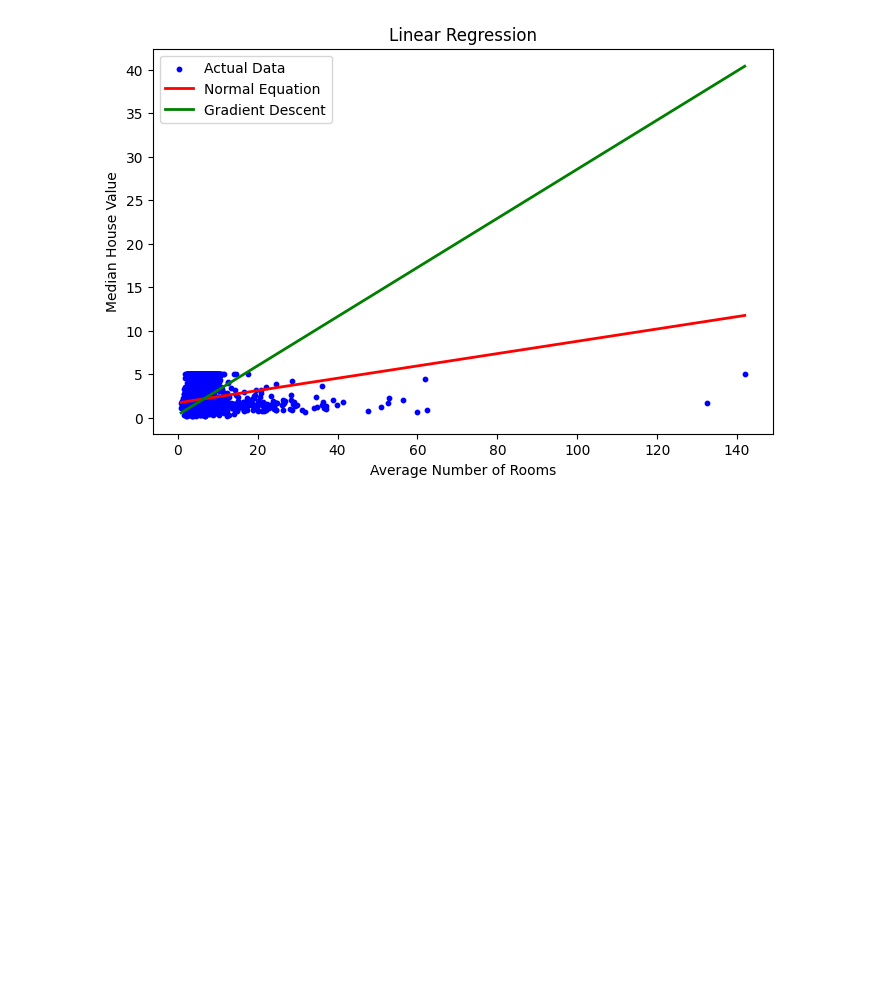
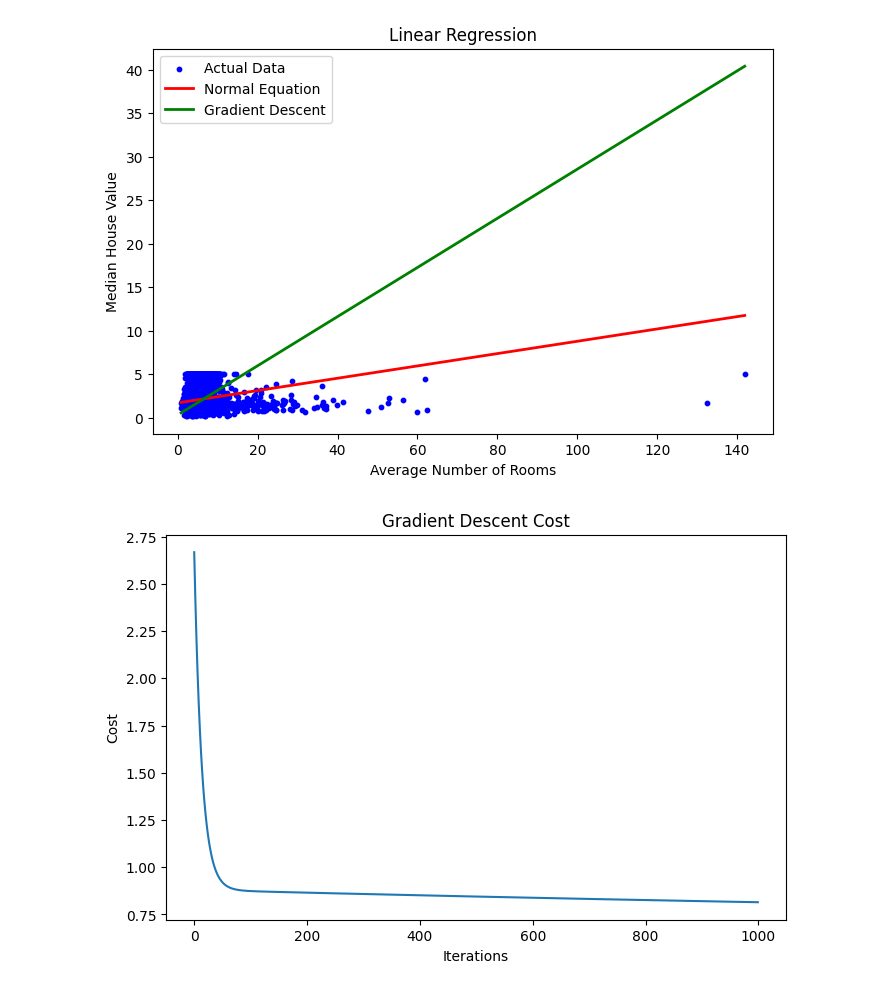
Before and after one commit to nihal5784/ml-lab, a Jupyter notebook: Untitled1.ipynb, the cells around one changed output. Saved outputs shown, nothing was run; the diff lists cells and outputs as text; code cells hidden in the pictures; blank space fills up the shorter version.

```diff
--- a/Untitled1.ipynb
+++ b/Untitled1.ipynb
@@ -17,3 +14,3 @@ y = df['MedHouseVal'].values.reshape(-1,1)
 # %%
-x_b=np.c_[np.ones((len(x),1)),x]
+X_b = np.c_[np.ones((len(x),1)), x]
 # %%
@@ -35,6 +31,0 @@ R2 Score  : 0.023088282755354017
-# %%
-def compute_cost(x,y,theta):
-    m=len(y)
-    predictions=x@theta
-    cost=(1/(2*m))*np.sum((predictions-y)**2)
-    return cost
@@ -45,4 +32,11 @@ def computers_cost(x,y,theta):
 # %%
+def compute_cost(X, y, theta):
+    m = len(y)
+    predictions = X @ theta
+    cost = (1 / (2 * m)) * np.sum((predictions - y) ** 2)
+    return cost
+
+
 def gradient_descent(X, y, theta, learning_rate, iterations):
 
     m = len(y)
@@ -57,3 +51,25 @@ def gradient_descent(X, y, theta, learning_rate, iterations):
         cost_history.append(compute_cost(X, y, theta))
 
     return theta, cost_history
+
+
+theta = np.zeros((2,1))
+
+learning_rate = 0.001
+iterations = 1000
+
+theta_gd, cost_history = gradient_descent(
+    X_b,
+    y,
+    theta,
+    learning_rate,
+    iterations
+)
+
+y_pred_gd = X_b @ theta_gd
+
+print("\n----- Gradient Descent -----")
+print("Intercept :", theta_gd[0][0])
+print("Slope     :", theta_gd[1][0])
+print("MSE       :", mean_squared_error(y, y_pred_gd))
+print("R2 Score  :", r2_score(y, y_pred_gd))
@@ -138,3 +105,12 @@ plt.legend()
 plt.show()
 # %% [output]
 [figure]
+# %%
+plt.figure(figsize=(8,5))
+plt.plot(cost_history)
+plt.xlabel("Iterations")
+plt.ylabel("Cost")
+plt.title("Gradient Descent Cost")
+plt.show()
+# %% [output]
+[figure, added]
```
Also changed, not shown: parts of 8 cells of this notebook.
